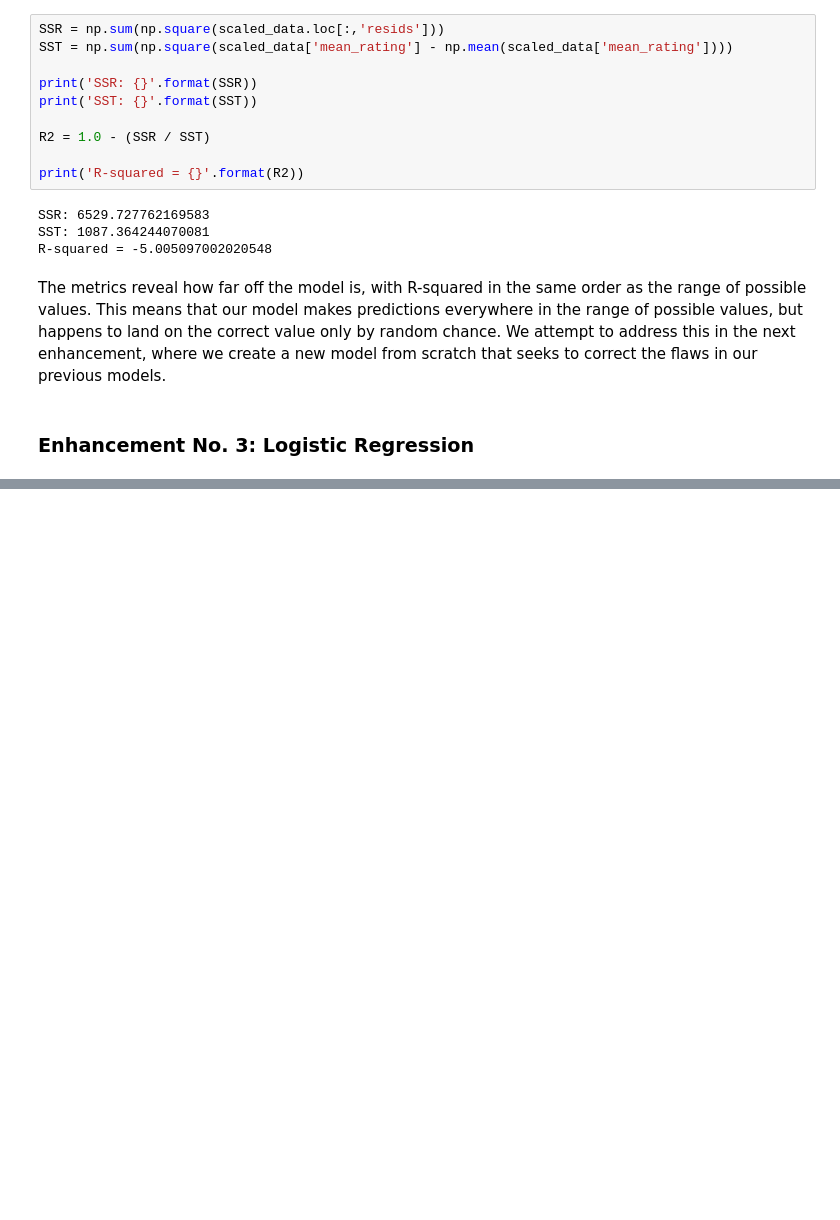
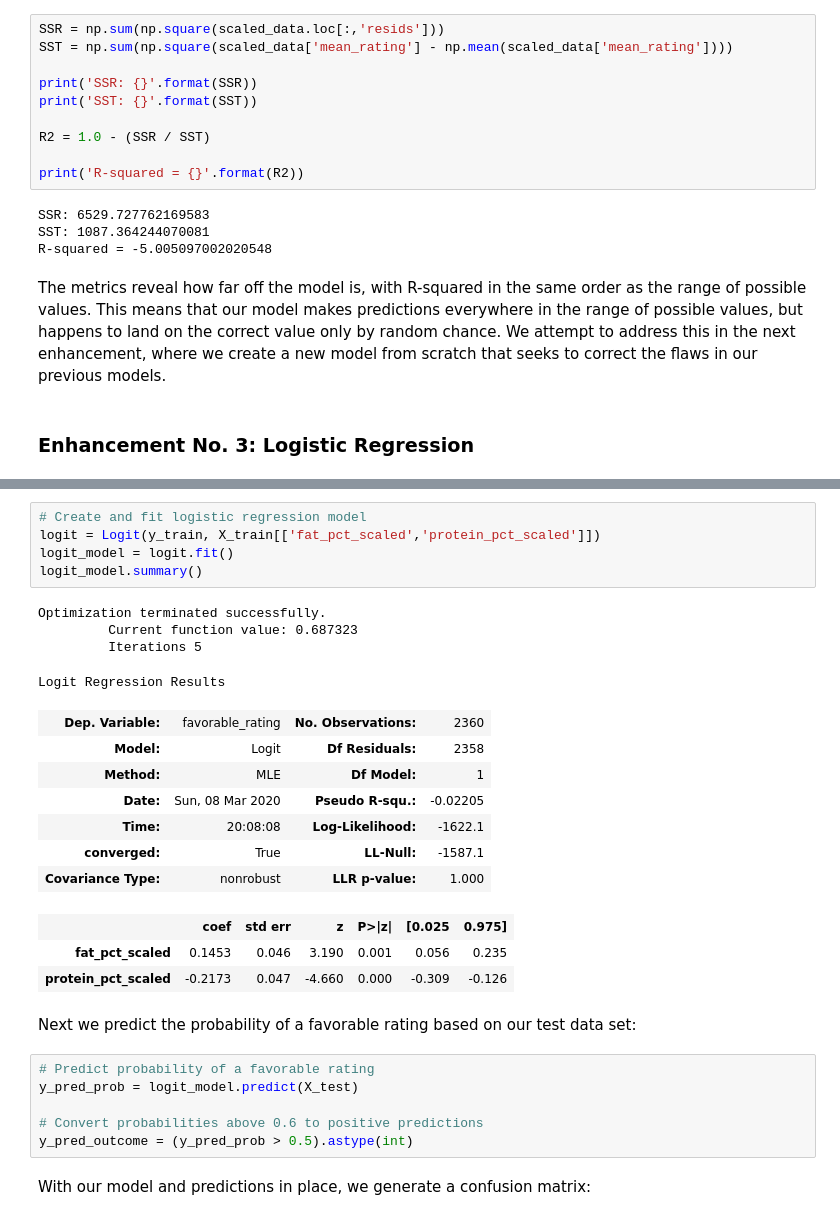
Before and after one commit to pelorenz/data-science-410, a Jupyter notebook: PeterLorenz-M03.ipynb, the cells around one changed output, grey strips where cells are left out. Saved outputs shown, nothing was run; the diff lists cells and outputs as text; blank space fills up the shorter version.

```diff
--- a/PeterLorenz-M03.ipynb
+++ b/PeterLorenz-M03.ipynb
@@ -833,0 +894,30 @@ To apply a logistic regression model, we have added a *mean_rating_rank* that ro
+# %%
+# Create and fit logistic regression model
+logit = Logit(y_train, X_train[['fat_pct_scaled','protein_pct_scaled']])
+logit_model = logit.fit()
+logit_model.summary()
+# %% [output]
+Optimization terminated successfully.
+         Current function value: 0.687323
+         Iterations 5
+Logit Regression Results
+| Dep. Variable: | favorable_rating | No. Observations: | 2360 |
+| Model: | Logit | Df Residuals: | 2358 |
+| Method: | MLE | Df Model: | 1 |
+| Date: | Sun, 08 Mar 2020 | Pseudo R-squ.: | -0.02205 |
+| Time: | 20:08:08 | Log-Likelihood: | -1622.1 |
+| converged: | True | LL-Null: | -1587.1 |
+| Covariance Type: | nonrobust | LLR p-value: | 1.000 |
+|  | coef | std err | z | P>|z| | [0.025 | 0.975] |
+| fat_pct_scaled | 0.1453 | 0.046 | 3.190 | 0.001 | 0.056 | 0.235 |
+| protein_pct_scaled | -0.2173 | 0.047 | -4.660 | 0.000 | -0.309 | -0.126 |
+# %% [markdown]
+Next we predict the probability of a favorable rating based on our test data set:
+# %%
+# Predict probability of a favorable rating
+y_pred_prob = logit_model.predict(X_test)
+
+# Convert probabilities above 0.6 to positive predictions
+y_pred_outcome = (y_pred_prob > 0.5).astype(int)
+# %% [markdown]
+With our model and predictions in place, we generate a confusion matrix:
```
Also changed, not shown: parts of 22 cells of this notebook.
